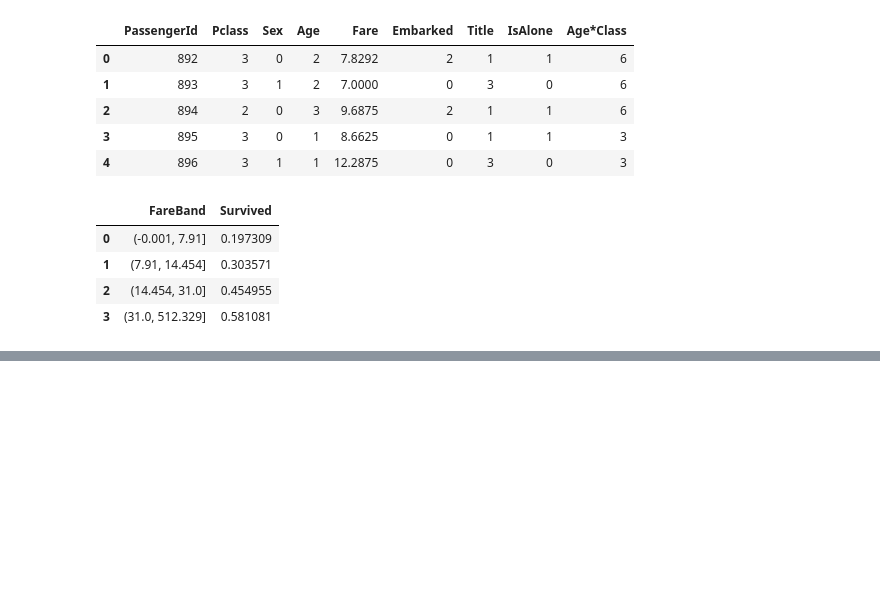
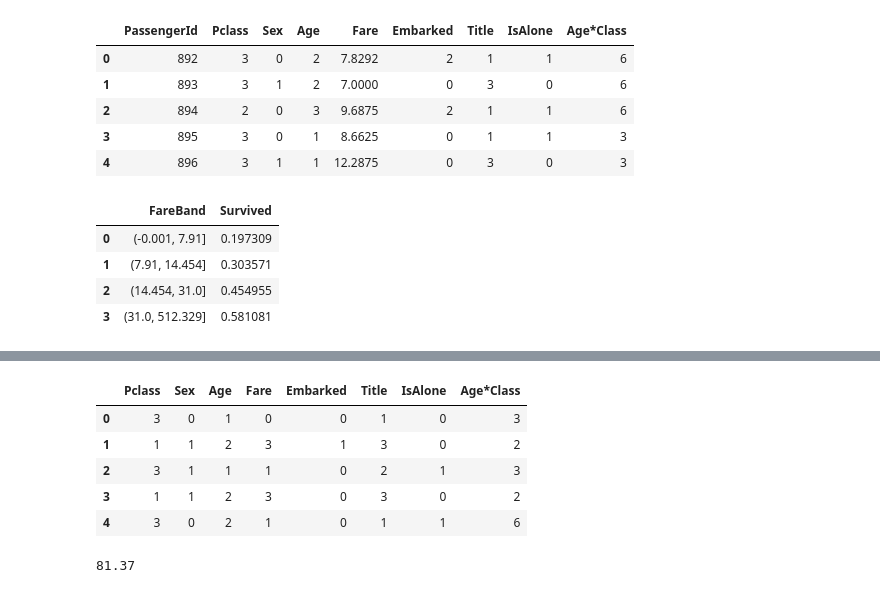
Before and after one commit to t734070824/my-projects, a Jupyter notebook: Kaggle-Titanic-v2/Kaggle-Titanic.ipynb, the cells around one changed output, grey strips where cells are left out. Drawn from its saved outputs; the diff is of its cells as text; code cells hidden in the pictures; blank space fills up the shorter version.

```diff
--- a/Kaggle-Titanic-v2/Kaggle-Titanic.ipynb
+++ b/Kaggle-Titanic-v2/Kaggle-Titanic.ipynb
@@ -480,0 +491,17 @@ train_df.head()
+# %%
+X_train.head()
+# %% [output]
+|  | Pclass | Sex | Age | Fare | Embarked | Title | IsAlone | Age*Class |
+| 0 | 3 | 0 | 1 | 0 | 0 | 1 | 0 | 3 |
+| 1 | 1 | 1 | 2 | 3 | 1 | 3 | 0 | 2 |
+| 2 | 3 | 1 | 1 | 1 | 0 | 2 | 1 | 3 |
+| 3 | 1 | 1 | 2 | 3 | 0 | 3 | 0 | 2 |
+| 4 | 3 | 0 | 2 | 1 | 0 | 1 | 1 | 6 |
+# %%
+logreg = LogisticRegression()
+logreg.fit(X_train, Y_train)
+Y_pred = logreg.predict(X_test)
+acc_log = round(logreg.score(X_train, Y_train) * 100, 2)
+acc_log
+# %% [output]
+81.37
```
Also changed, not shown: parts of 17 cells of this notebook, 7 other files.
